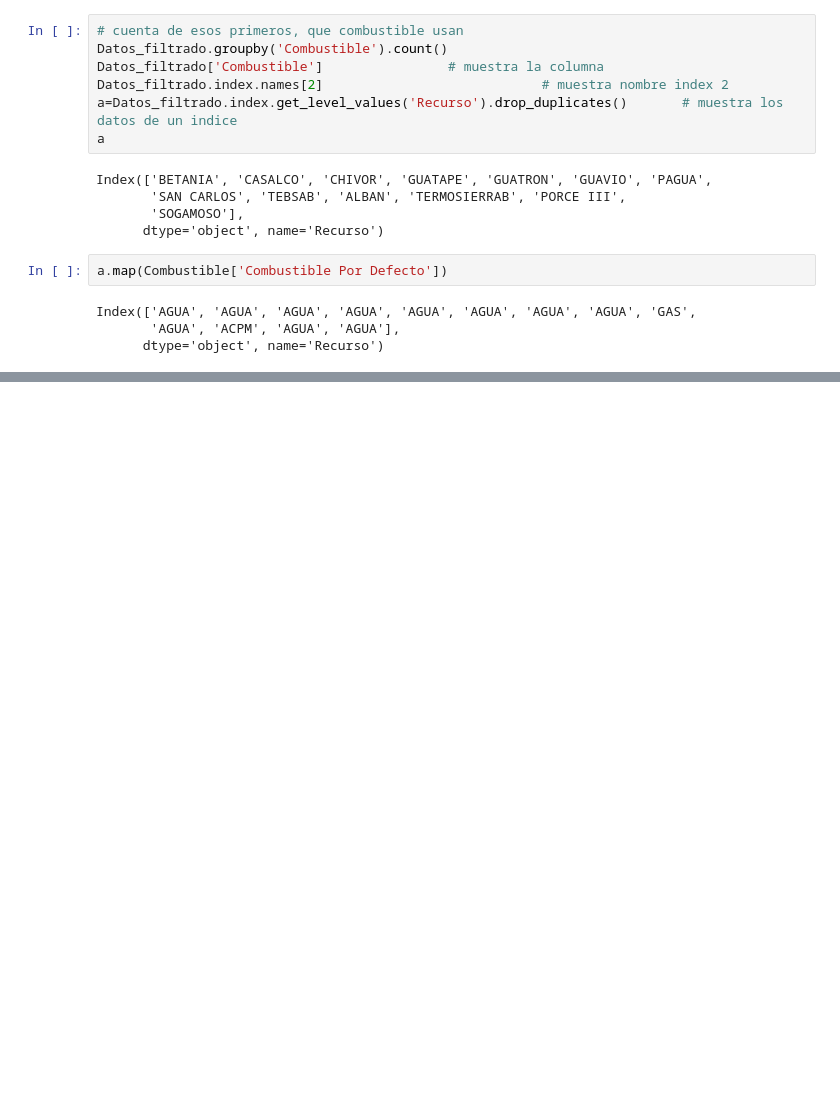
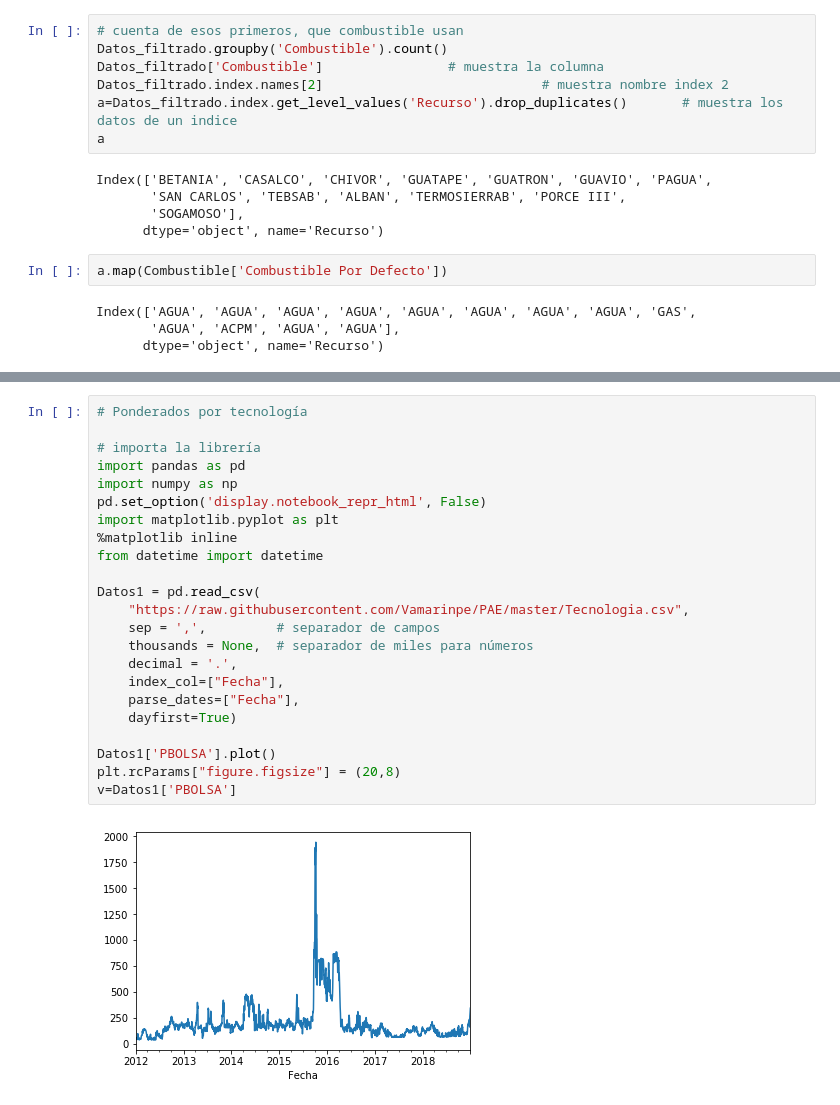
Before and after one commit to Vamarinpe/PAE, a Jupyter notebook: CodRecurso.ipynb, the cells around one changed output, grey strips where cells are left out. Saved outputs shown, nothing was run; the diff lists cells and outputs as text; blank space fills up the shorter version.

```diff
--- a/CodRecurso.ipynb
+++ b/CodRecurso.ipynb
@@ -184,0 +192,25 @@ Index(['AGUA', 'AGUA', 'AGUA', 'AGUA', 'AGUA', 'AGUA', 'AGUA', 'AGUA', 'GAS',
+# %%
+# Ponderados por tecnología
+
+# importa la librería
+import pandas as pd
+import numpy as np
+pd.set_option('display.notebook_repr_html', False)
+import matplotlib.pyplot as plt
+%matplotlib inline
+from datetime import datetime
+
+Datos1 = pd.read_csv(
+    "https://raw.githubusercontent.com/Vamarinpe/PAE/master/Tecnologia.csv",
+    sep = ',',         # separador de campos
+    thousands = None,  # separador de miles para números
+    decimal = '.',
+    index_col=["Fecha"],
+    parse_dates=["Fecha"],
+    dayfirst=True)
+
+Datos1['PBOLSA'].plot()
+plt.rcParams["figure.figsize"] = (20,8)
+v=Datos1['PBOLSA']
+# %% [output]
+[figure, added]
```
Also changed, not shown: parts of 2 cells of this notebook.
